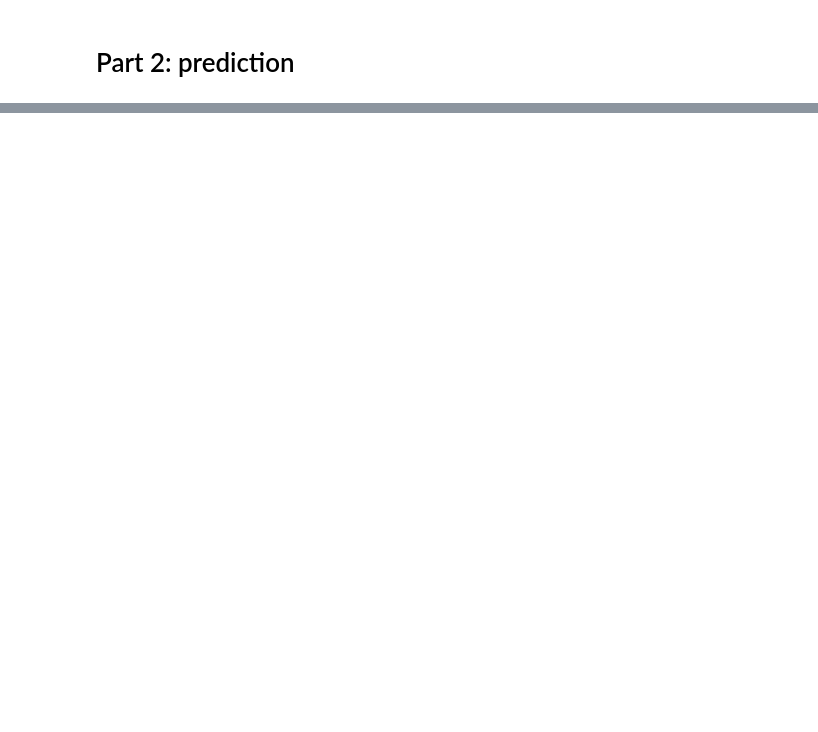
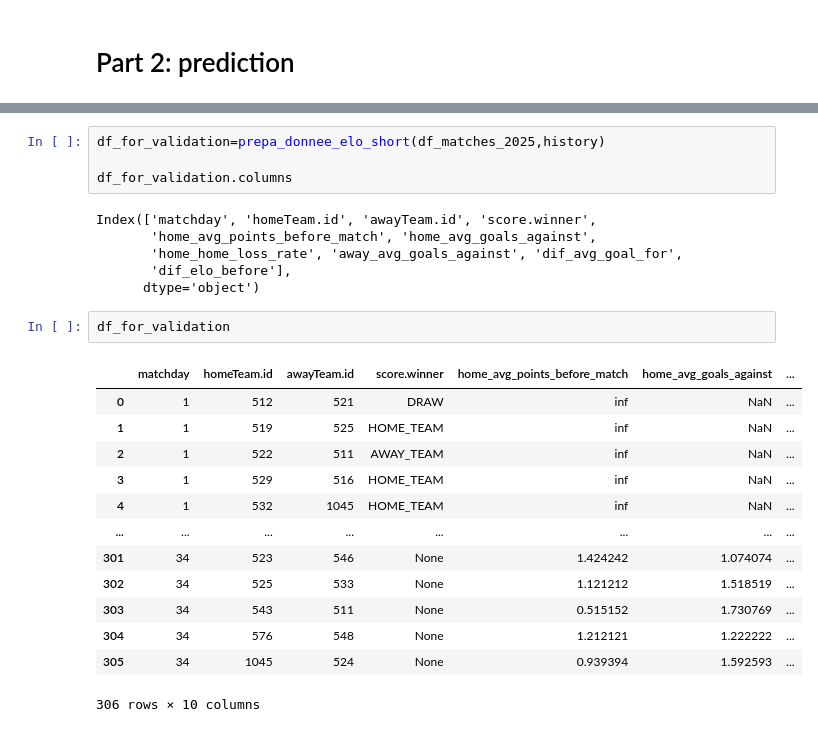
Before and after one commit to judithbreaud/ligue1_viz, a Jupyter notebook: notebooks/end_of_season.ipynb, the cells around one changed output, grey strips where cells are left out. Drawn from its saved outputs; the diff is of its cells as text; blank space fills up the shorter version.

Commit message:
preparing for prediction

```diff
--- a/notebooks/end_of_season.ipynb
+++ b/notebooks/end_of_season.ipynb
@@ -924,0 +1087,26 @@ print(importance)
+# %%
+df_for_validation=prepa_donnee_elo_short(df_matches_2025,history)
+
+df_for_validation.columns
+# %% [output]
+Index(['matchday', 'homeTeam.id', 'awayTeam.id', 'score.winner',
+       'home_avg_points_before_match', 'home_avg_goals_against',
+       'home_home_loss_rate', 'away_avg_goals_against', 'dif_avg_goal_for',
+       'dif_elo_before'],
+      dtype='object')
+# %%
+df_for_validation
+# %% [output]
+|  | matchday | homeTeam.id | awayTeam.id | score.winner | home_avg_points_before_match | home_avg_goals_against | ... |
+| 0 | 1 | 512 | 521 | DRAW | inf | NaN | ... |
+| 1 | 1 | 519 | 525 | HOME_TEAM | inf | NaN | ... |
+| 2 | 1 | 522 | 511 | AWAY_TEAM | inf | NaN | ... |
+| 3 | 1 | 529 | 516 | HOME_TEAM | inf | NaN | ... |
+| 4 | 1 | 532 | 1045 | HOME_TEAM | inf | NaN | ... |
+| ... | ... | ... | ... | ... | ... | ... | ... |
+| 301 | 34 | 523 | 546 | None | 1.424242 | 1.074074 | ... |
+| 302 | 34 | 525 | 533 | None | 1.121212 | 1.518519 | ... |
+| 303 | 34 | 543 | 511 | None | 0.515152 | 1.730769 | ... |
+| 304 | 34 | 576 | 548 | None | 1.212121 | 1.222222 | ... |
+| 305 | 34 | 1045 | 524 | None | 0.939394 | 1.592593 | ... |
+306 rows × 10 columns
```
Also changed, not shown: parts of 14 cells of this notebook.
